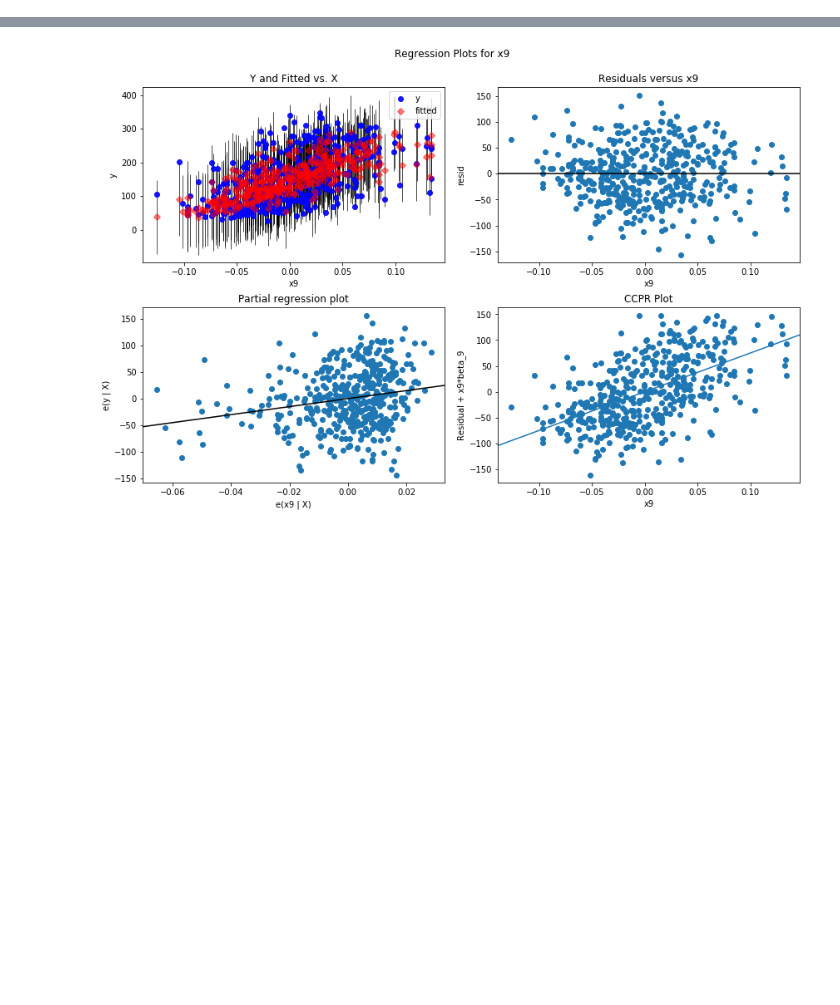
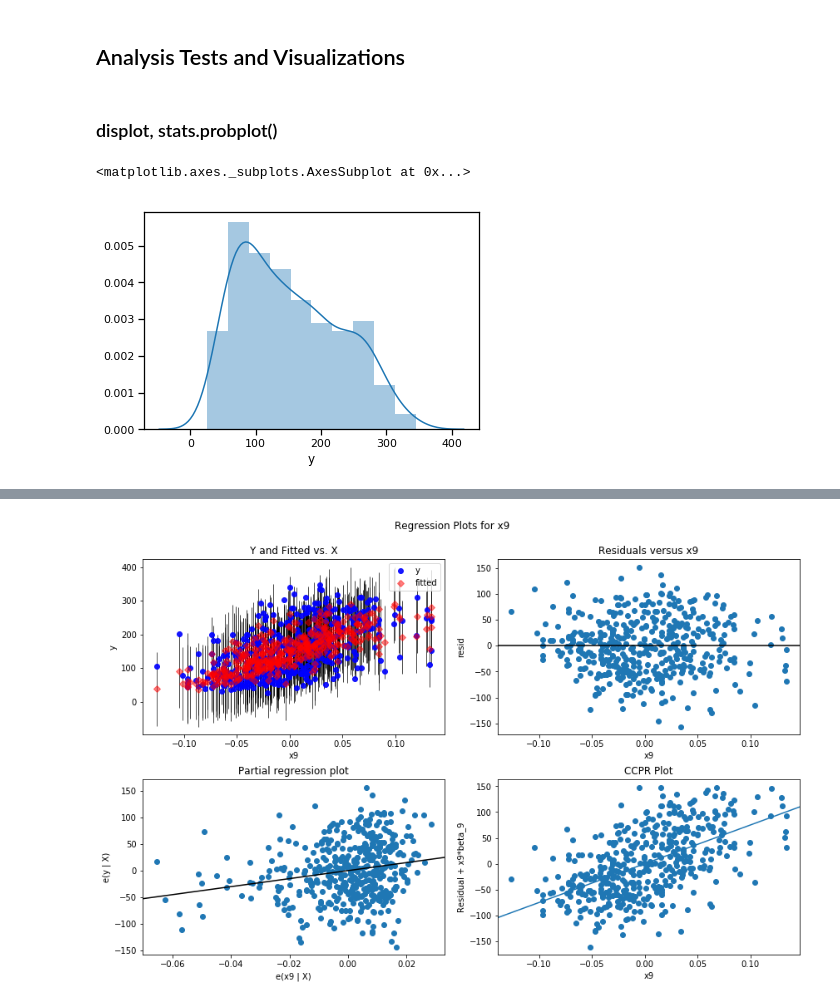
Before and after one commit to nandinijampala/SelfStudyNotes, a Jupyter notebook: Linear_Regression/Linear_regression.ipynb, the cells around one changed output, grey strips where cells are left out. Saved outputs shown, nothing was run; the diff lists cells and outputs as text; code cells hidden in the pictures; blank space fills up the shorter version.

```diff
--- a/Linear_Regression/Linear_regression.ipynb
+++ b/Linear_Regression/Linear_regression.ipynb
@@ -67,0 +61,9 @@ array([[ 1.        ,  0.03807591,  0.05068012, ..., -0.00259226,
+# %% [markdown]
+## Analysis Tests and Visualizations
+# %% [markdown]
+### displot, stats.probplot()
+# %%
+sns.distplot(d1['y'])
+# %% [output]
+<matplotlib.axes._subplots.AxesSubplot at 0x...>
+[figure, added]
```
Also changed, not shown: parts of 52 cells of this notebook, 10 other files.
